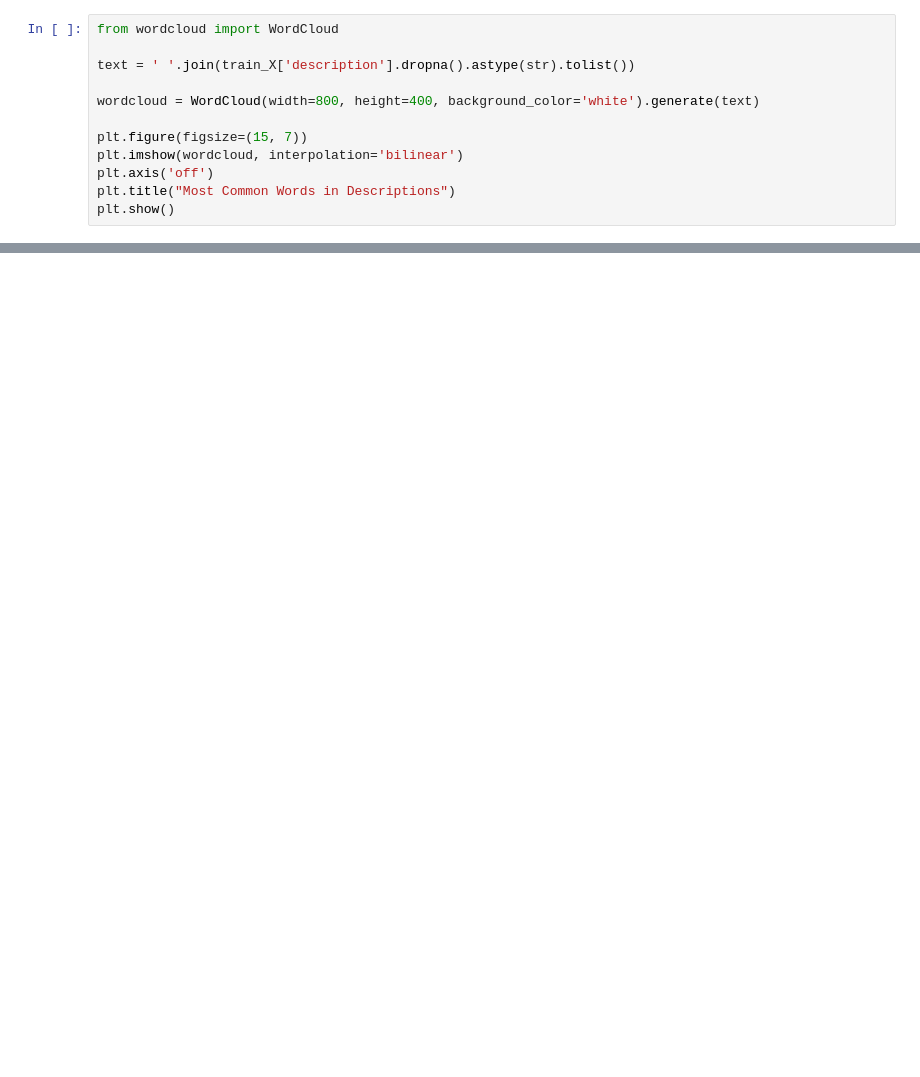
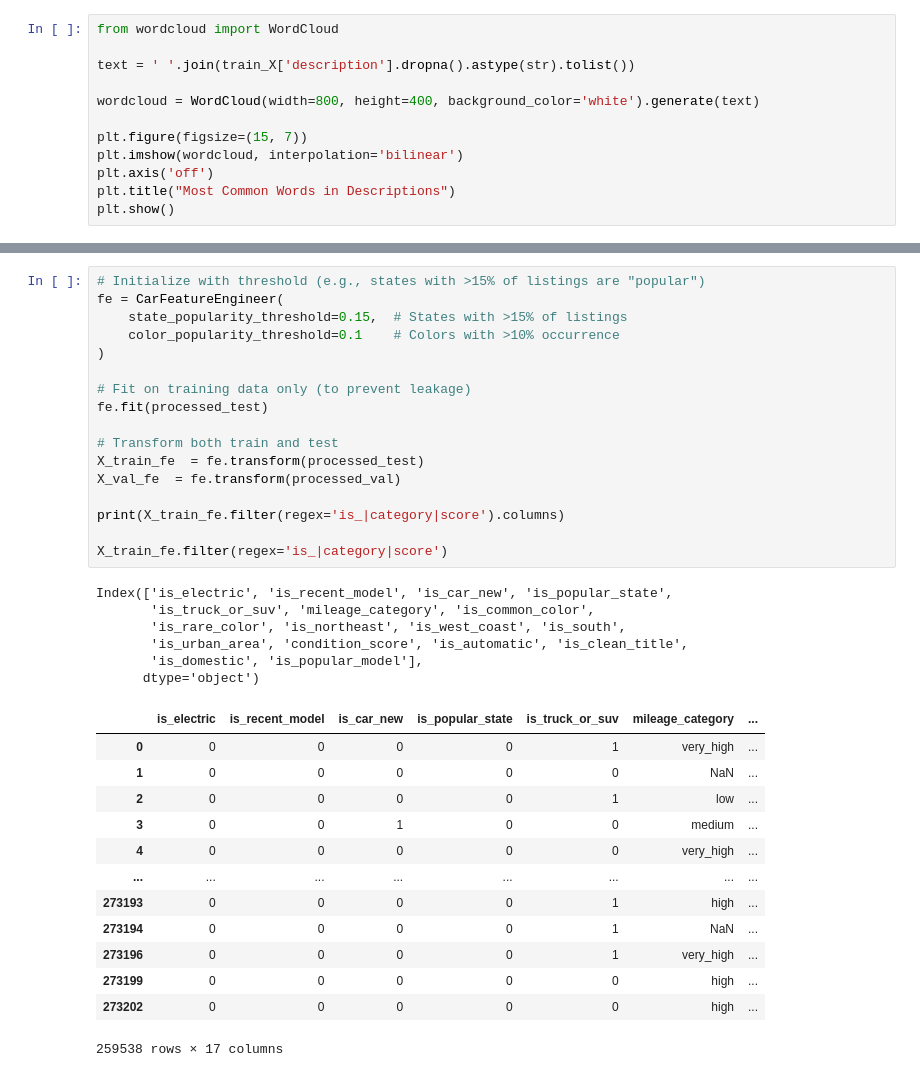
Before and after one commit to wissamttajjar/ml_and_dm_project, a Jupyter notebook: notebooks/data_preprocessing.ipynb, the cells around one changed output, grey strips where cells are left out. Saved outputs shown, nothing was run; the diff lists cells and outputs as text; blank space fills up the shorter version.

```diff
--- a/notebooks/data_preprocessing.ipynb
+++ b/notebooks/data_preprocessing.ipynb
@@ -1148,0 +1364,37 @@ dtype: int64
+# %%
+# Initialize with threshold (e.g., states with >15% of listings are "popular")
+fe = CarFeatureEngineer(
+    state_popularity_threshold=0.15,  # States with >15% of listings
+    color_popularity_threshold=0.1    # Colors with >10% occurrence
+)
+
+# Fit on training data only (to prevent leakage)
+fe.fit(processed_test)
+
+# Transform both train and test
+X_train_fe  = fe.transform(processed_test)
+X_val_fe  = fe.transform(processed_val)
+
+print(X_train_fe.filter(regex='is_|category|score').columns)
+
+X_train_fe.filter(regex='is_|category|score')
+# %% [output]
+Index(['is_electric', 'is_recent_model', 'is_car_new', 'is_popular_state',
+       'is_truck_or_suv', 'mileage_category', 'is_common_color',
+       'is_rare_color', 'is_northeast', 'is_west_coast', 'is_south',
+       'is_urban_area', 'condition_score', 'is_automatic', 'is_clean_title',
+       'is_domestic', 'is_popular_model'],
+      dtype='object')
+|  | is_electric | is_recent_model | is_car_new | is_popular_state | is_truck_or_suv | mileage_category | ... |
+| 0 | 0 | 0 | 0 | 0 | 1 | very_high | ... |
+| 1 | 0 | 0 | 0 | 0 | 0 | NaN | ... |
+| 2 | 0 | 0 | 0 | 0 | 1 | low | ... |
+| 3 | 0 | 0 | 1 | 0 | 0 | medium | ... |
+| 4 | 0 | 0 | 0 | 0 | 0 | very_high | ... |
+| ... | ... | ... | ... | ... | ... | ... | ... |
+| 273193 | 0 | 0 | 0 | 0 | 1 | high | ... |
+| 273194 | 0 | 0 | 0 | 0 | 1 | NaN | ... |
+| 273196 | 0 | 0 | 0 | 0 | 1 | very_high | ... |
+| 273199 | 0 | 0 | 0 | 0 | 0 | high | ... |
+| 273202 | 0 | 0 | 0 | 0 | 0 | high | ... |
+259538 rows × 17 columns
```
Also changed, not shown: parts of 10 cells of this notebook.
